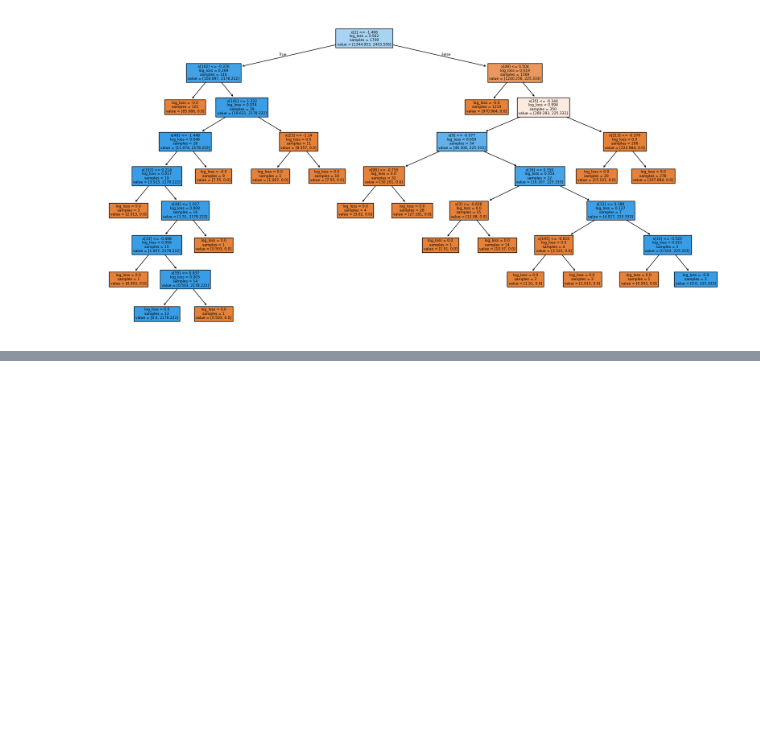
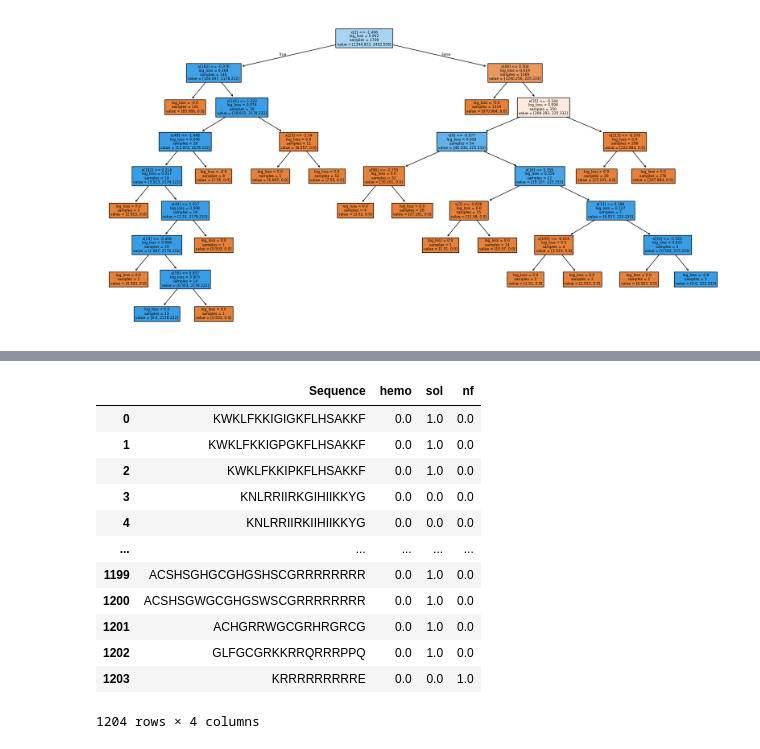
Before and after one commit to A01795375/Proyecto_Integrador_cancer, a Jupyter notebook: notebooks/Avance 5.ipynb, the cells around one changed output, grey strips where cells are left out. Saved outputs shown, nothing was run; the diff lists cells and outputs as text; code cells hidden in the pictures; blank space fills up the shorter version.

```diff
--- a/notebooks/Avance 5.ipynb
+++ b/notebooks/Avance 5.ipynb
@@ -164,0 +266,16 @@ plt.show()
+# %%
+bert_results
+# %% [output]
+|  | Sequence | hemo | sol | nf |
+| 0 | KWKLFKKIGIGKFLHSAKKF | 0.0 | 1.0 | 0.0 |
+| 1 | KWKLFKKIGPGKFLHSAKKF | 0.0 | 1.0 | 0.0 |
+| 2 | KWKLFKKIPKFLHSAKKF | 0.0 | 1.0 | 0.0 |
+| 3 | KNLRRIIRKGIHIIKKYG | 0.0 | 0.0 | 0.0 |
+| 4 | KNLRRIIRKIIHIIKKYG | 0.0 | 0.0 | 0.0 |
+| ... | ... | ... | ... | ... |
+| 1199 | ACSHSGHGCGHGSHSCGRRRRRRRR | 0.0 | 1.0 | 0.0 |
+| 1200 | ACSHSGWGCGHGSWSCGRRRRRRRR | 0.0 | 1.0 | 0.0 |
+| 1201 | ACHGRRWGCGRHRGRCG | 0.0 | 1.0 | 0.0 |
+| 1202 | GLFGCGRKKRRQRRRPPQ | 0.0 | 1.0 | 0.0 |
+| 1203 | KRRRRRRRRRE | 0.0 | 0.0 | 1.0 |
+1204 rows × 4 columns
```
Also changed, not shown: parts of 10 cells of this notebook, 5 other files.
